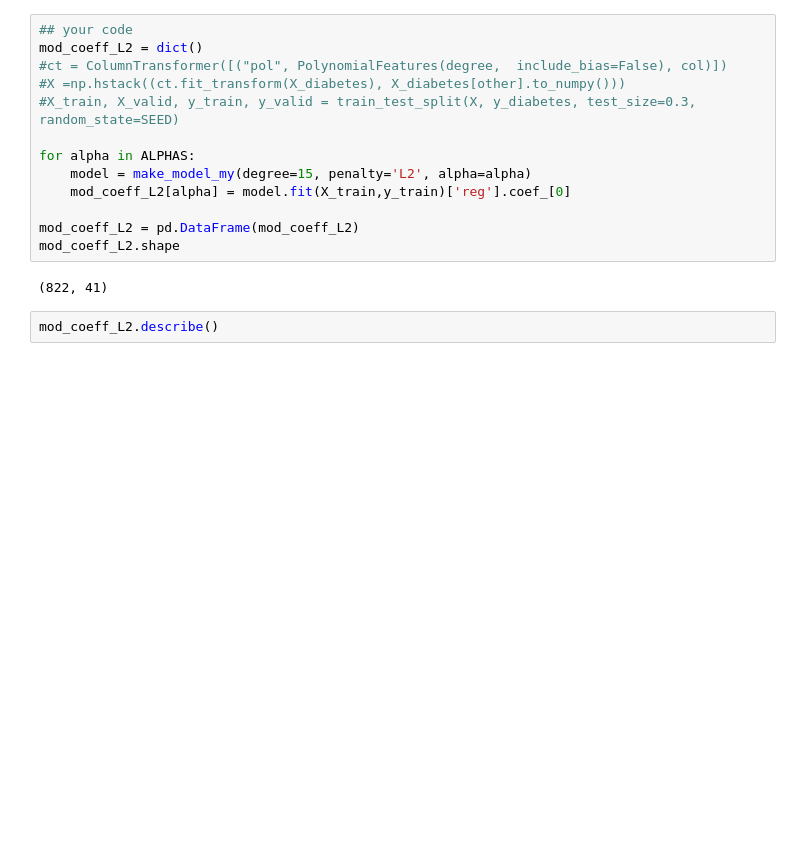
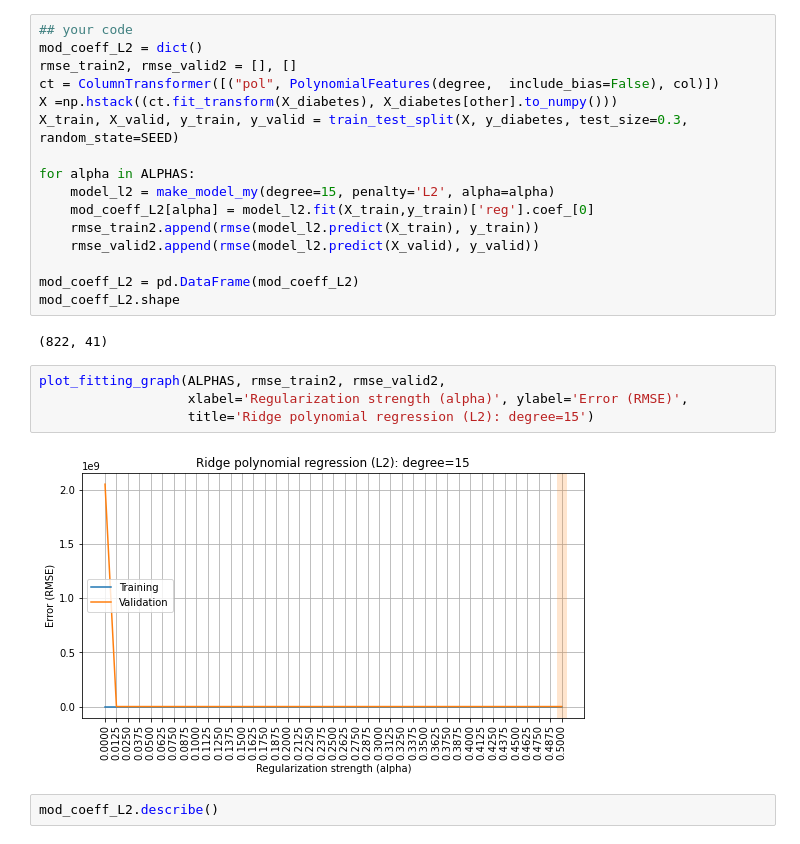
Before and after one commit to NataLobster/ml_intro_1, a Jupyter notebook: overfitting_regularization.ipynb, the cells around one changed output. Saved outputs shown, nothing was run; the diff lists cells and outputs as text; blank space fills up the shorter version.

```diff
--- a/overfitting_regularization.ipynb
+++ b/overfitting_regularization.ipynb
@@ -558,18 +583,27 @@ mod_coeff_L1.describe()
 # %%
 ## your code
 mod_coeff_L2 = dict()
-#ct = ColumnTransformer([("pol", PolynomialFeatures(degree,  include_bias=False), col)])
-#X =np.hstack((ct.fit_transform(X_diabetes), X_diabetes[other].to_numpy()))
-#X_train, X_valid, y_train, y_valid = train_test_split(X, y_diabetes, test_size=0.3, random_state=SEED)
+rmse_train2, rmse_valid2 = [], []
+ct = ColumnTransformer([("pol", PolynomialFeatures(degree,  include_bias=False), col)])
+X =np.hstack((ct.fit_transform(X_diabetes), X_diabetes[other].to_numpy()))
+X_train, X_valid, y_train, y_valid = train_test_split(X, y_diabetes, test_size=0.3, random_state=SEED)
 
 for alpha in ALPHAS:
-    model = make_model_my(degree=15, penalty='L2', alpha=alpha)
-    mod_coeff_L2[alpha] = model.fit(X_train,y_train)['reg'].coef_[0]
+    model_l2 = make_model_my(degree=15, penalty='L2', alpha=alpha)
+    mod_coeff_L2[alpha] = model_l2.fit(X_train,y_train)['reg'].coef_[0]
+    rmse_train2.append(rmse(model_l2.predict(X_train), y_train))
+    rmse_valid2.append(rmse(model_l2.predict(X_valid), y_valid))
 
 mod_coeff_L2 = pd.DataFrame(mod_coeff_L2)
 mod_coeff_L2.shape
 # %% [output]
 (822, 41)
+# %%
+plot_fitting_graph(ALPHAS, rmse_train2, rmse_valid2,
+                   xlabel='Regularization strength (alpha)', ylabel='Error (RMSE)',
+                   title='Ridge polynomial regression (L2): degree=15')
+# %% [output]
+[figure, added]
 # %%
 mod_coeff_L2.describe()
 # %% [output]
```
Also changed, not shown: parts of 12 cells of this notebook.
